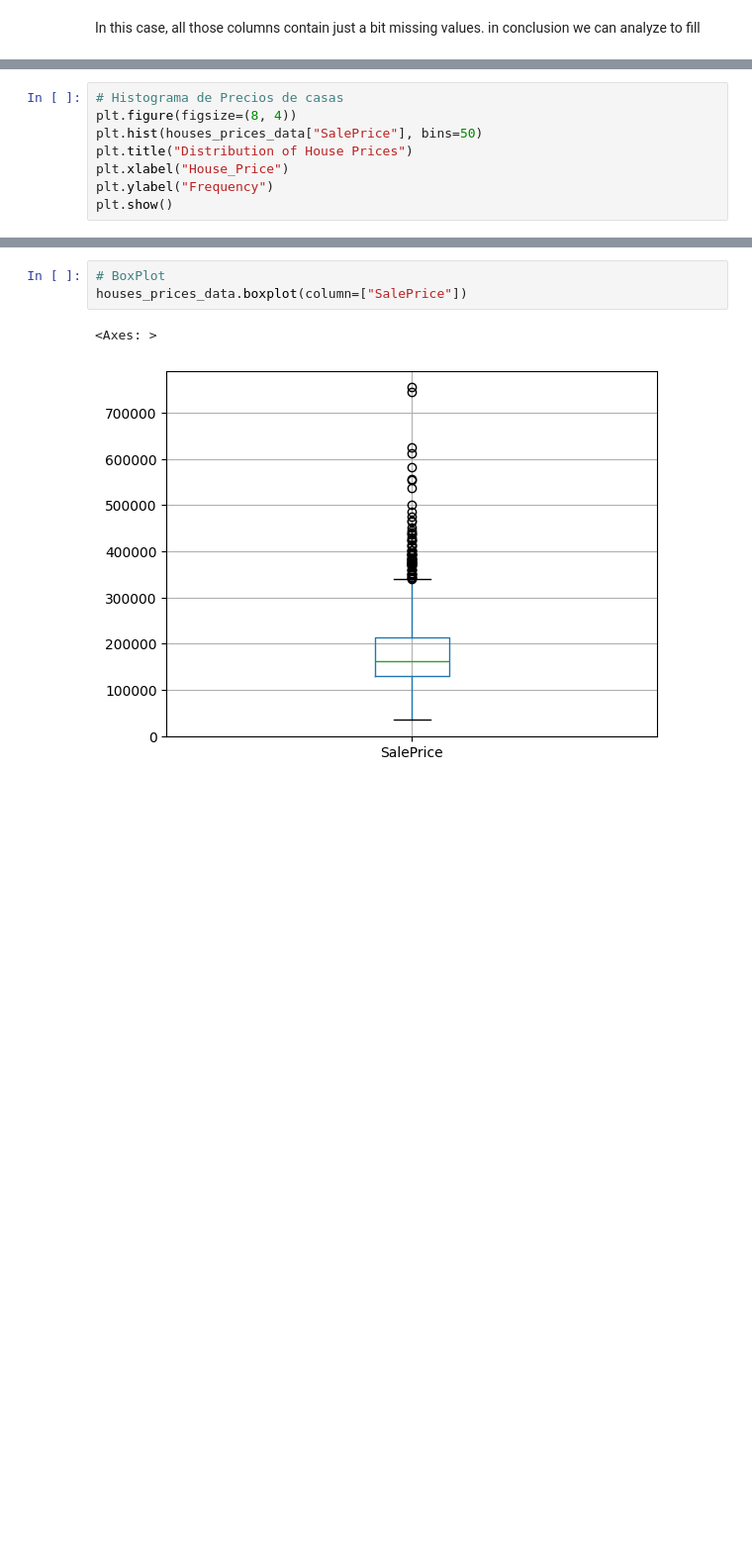
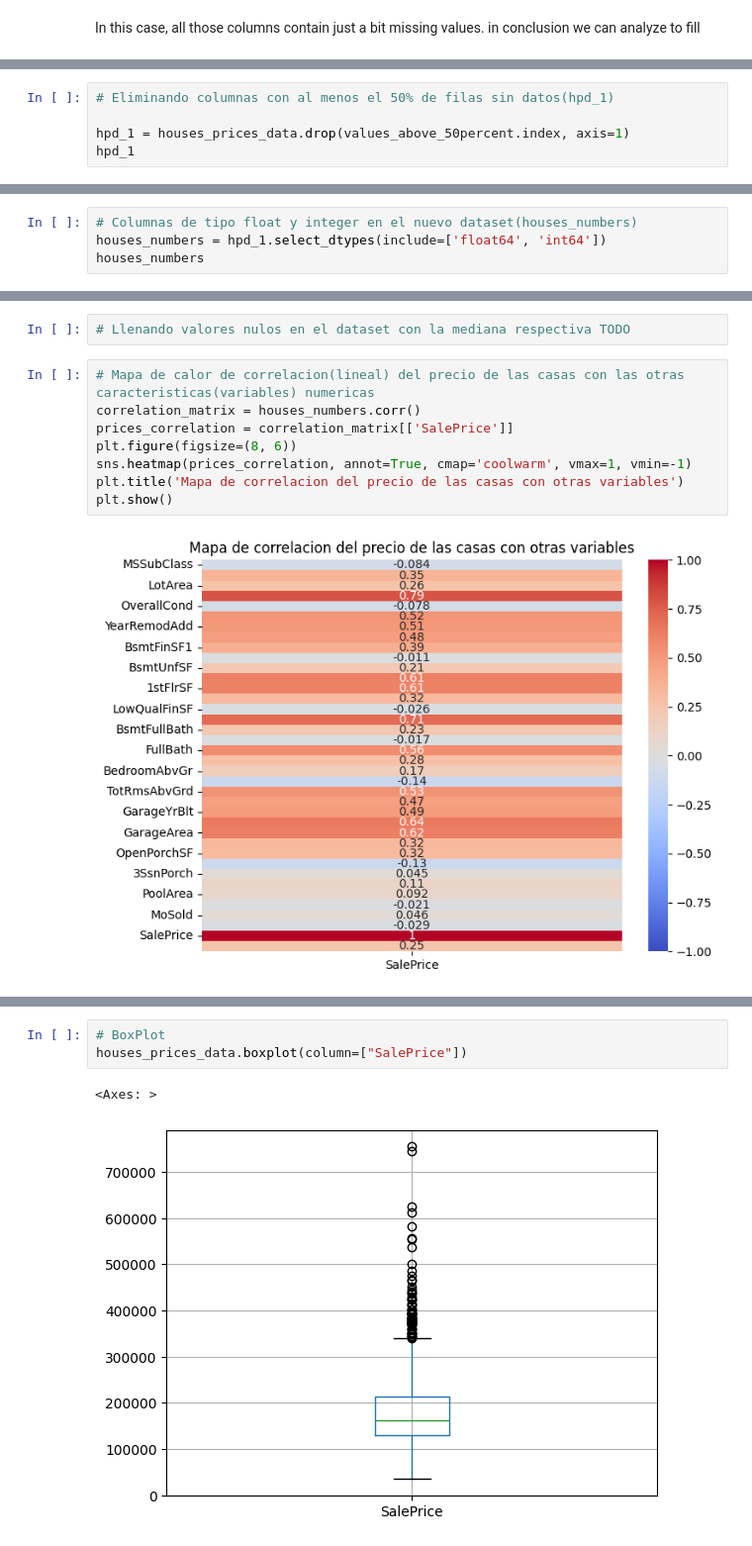
Before and after one commit to errodd/Houses-Prices---ML-, a Jupyter notebook: notebooks/EDA.ipynb, the cells around one changed output, grey strips where cells are left out. Shown at 99% size. Cells and saved outputs as stored; diff of their text form; blank space fills up the shorter version.

```diff
--- a/notebooks/EDA.ipynb
+++ b/notebooks/EDA.ipynb
@@ -179,9 +290,6 @@ houses_prices_data.loc[houses_prices_data['PoolQC'].notna()]
 # %%
-# Histograma de Precios de casas
-plt.figure(figsize=(8, 4))
-plt.hist(houses_prices_data["SalePrice"], bins=50)
-plt.title("Distribution of House Prices")
-plt.xlabel("House_Price")
-plt.ylabel("Frequency")
-plt.show()
+# Eliminando columnas con al menos el 50% de filas sin datos(hpd_1)
+
+hpd_1 = houses_prices_data.drop(values_above_50percent.index, axis=1)
+hpd_1
 # %% [output]
@@ -188,0 +352,4 @@ plt.show()
+# %%
+# Columnas de tipo float y integer en el nuevo dataset(houses_numbers)
+houses_numbers = hpd_1.select_dtypes(include=['float64', 'int64'])
+houses_numbers
@@ -188,0 +370,12 @@ plt.show()
+# %%
+# Llenando valores nulos en el dataset con la mediana respectiva TODO
+# %%
+# Mapa de calor de correlacion(lineal) del precio de las casas con las otras caracteristicas(variables) numericas
+correlation_matrix = houses_numbers.corr()
+prices_correlation = correlation_matrix[['SalePrice']]
+plt.figure(figsize=(8, 6))
+sns.heatmap(prices_correlation, annot=True, cmap='coolwarm', vmax=1, vmin=-1)
+plt.title('Mapa de correlacion del precio de las casas con otras variables')
+plt.show()
+# %% [output]
+[figure, added]
```
Also changed, not shown: parts of 26 cells of this notebook, 1 other file.
